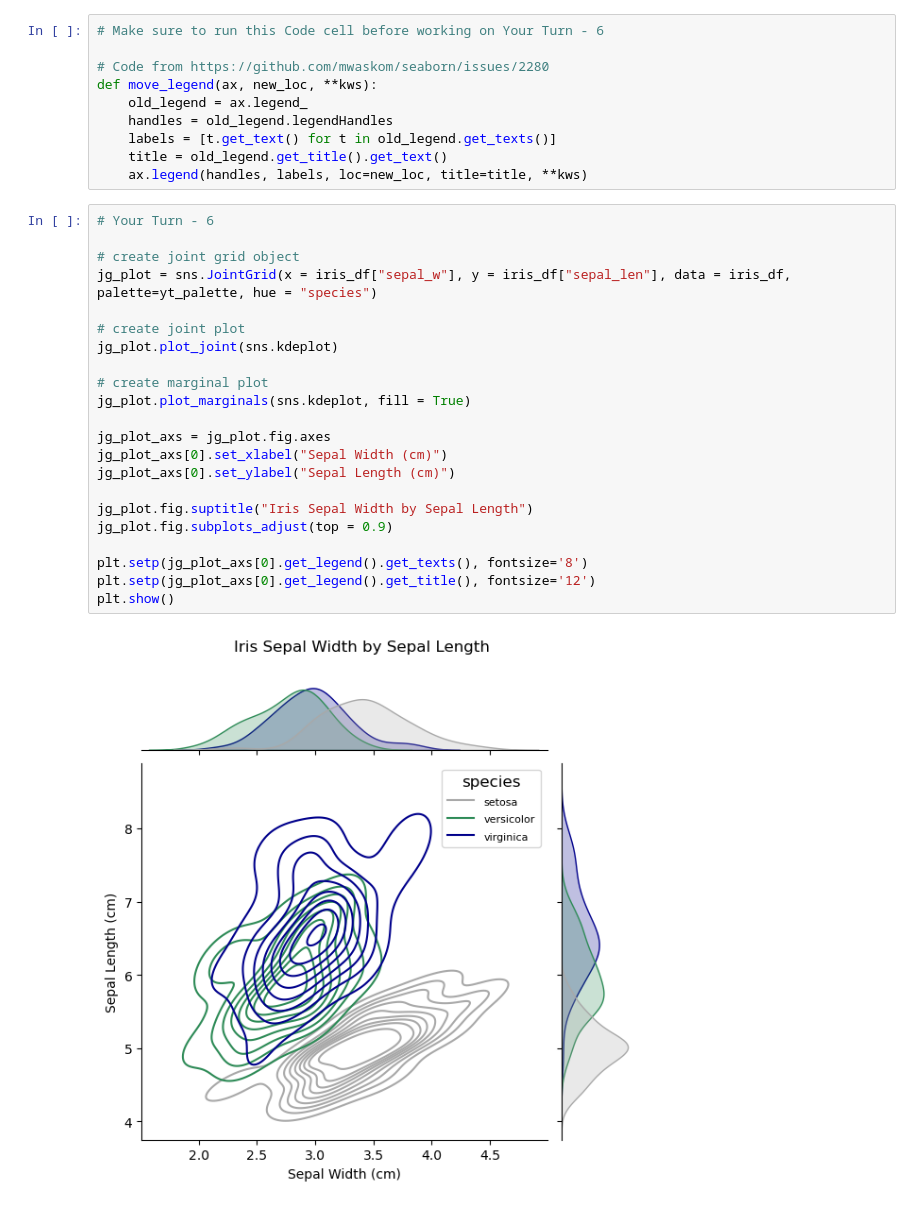
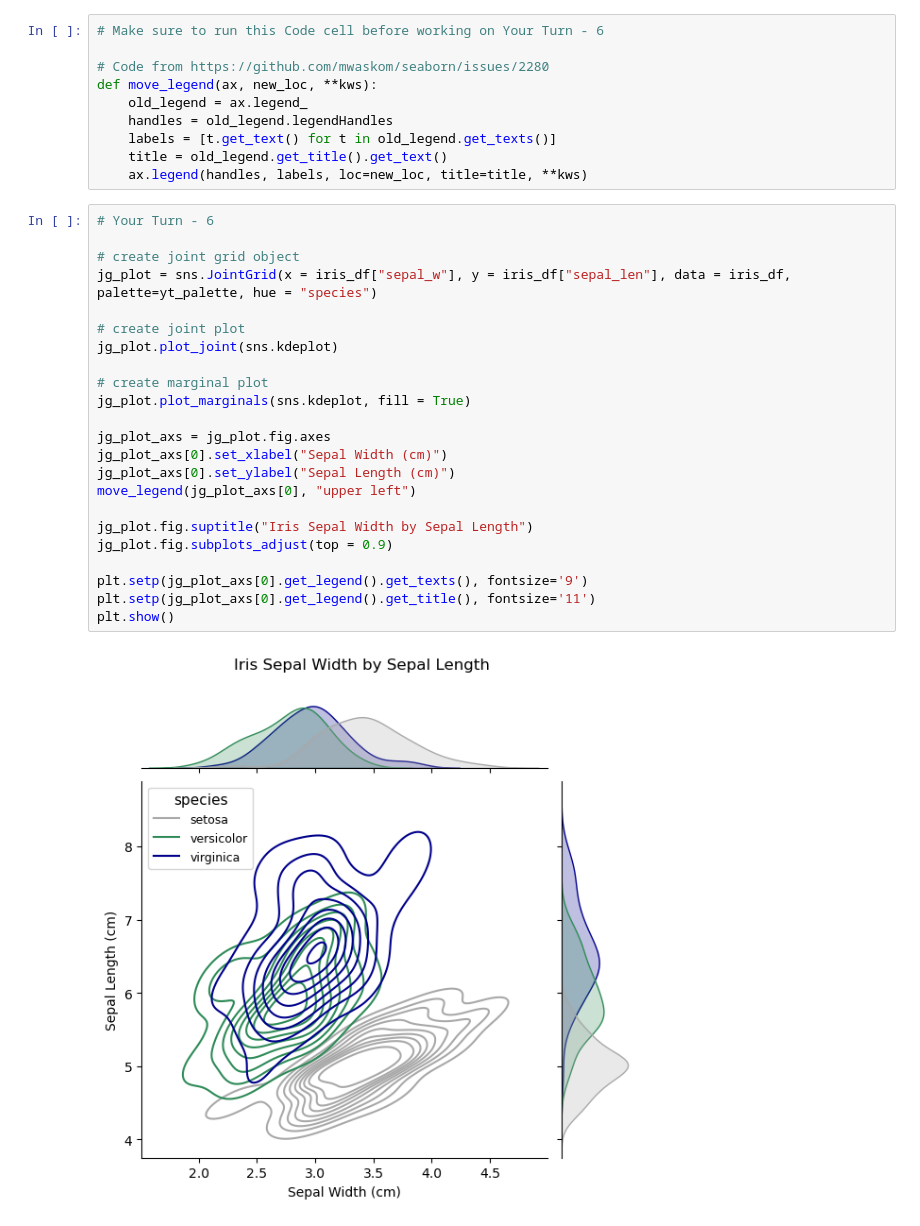
Before and after one commit to tb055/M07-CS-Iris_Dataset-Intermediate, a Jupyter notebook: Case_Study-_Iris_Dataset_-_Intermediate_-_Student.ipynb, the cells around one changed output. Saved outputs shown, nothing was run; the diff lists cells and outputs as text.

```diff
--- a/Case_Study-_Iris_Dataset_-_Intermediate_-_Student.ipynb
+++ b/Case_Study-_Iris_Dataset_-_Intermediate_-_Student.ipynb
@@ -564,24 +574,25 @@ def move_legend(ax, new_loc, **kws):
 # %%
 # Your Turn - 6
 
 # create joint grid object
 jg_plot = sns.JointGrid(x = iris_df["sepal_w"], y = iris_df["sepal_len"], data = iris_df, palette=yt_palette, hue = "species")
 
 # create joint plot
 jg_plot.plot_joint(sns.kdeplot)
 
 # create marginal plot
 jg_plot.plot_marginals(sns.kdeplot, fill = True)
 
 jg_plot_axs = jg_plot.fig.axes
 jg_plot_axs[0].set_xlabel("Sepal Width (cm)")
 jg_plot_axs[0].set_ylabel("Sepal Length (cm)")
+move_legend(jg_plot_axs[0], "upper left")
 
 jg_plot.fig.suptitle("Iris Sepal Width by Sepal Length")
 jg_plot.fig.subplots_adjust(top = 0.9)
 
-plt.setp(jg_plot_axs[0].get_legend().get_texts(), fontsize='8')
-plt.setp(jg_plot_axs[0].get_legend().get_title(), fontsize='12')
+plt.setp(jg_plot_axs[0].get_legend().get_texts(), fontsize='9')
+plt.setp(jg_plot_axs[0].get_legend().get_title(), fontsize='11')
 plt.show()
 # %% [output]
-[figure, old version]
+[figure, new version]
```
Also changed, not shown: parts of 1 cell of this notebook.
